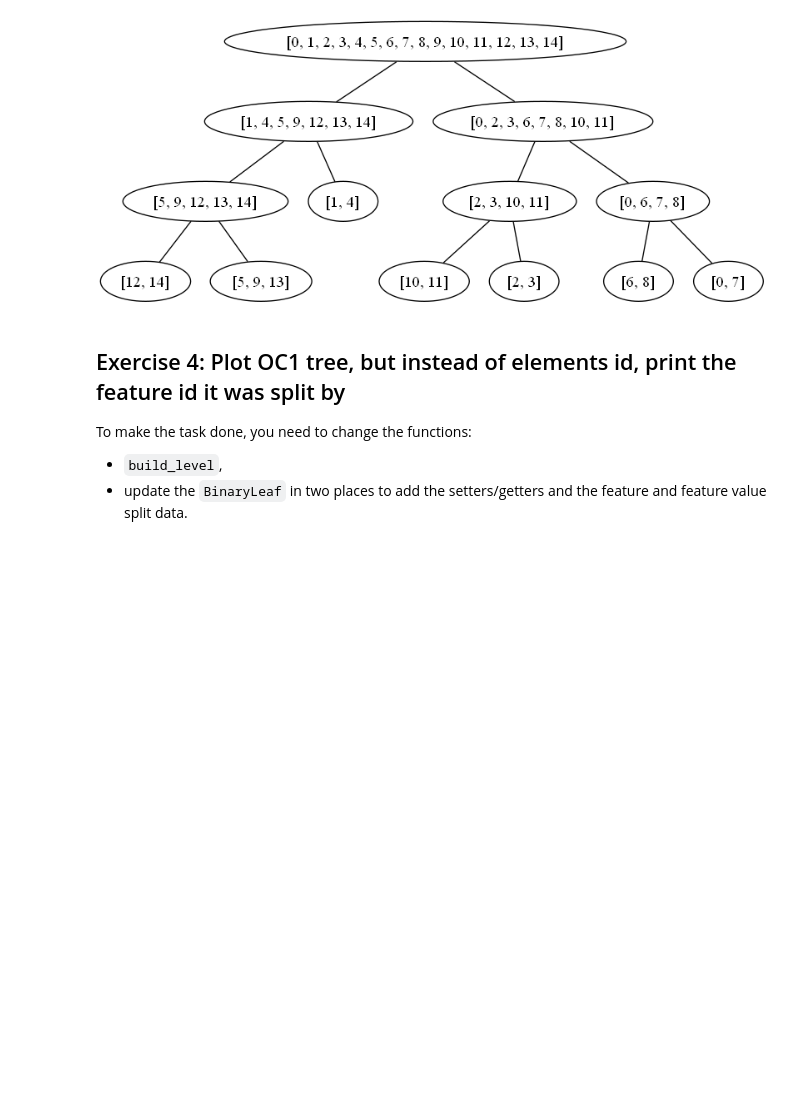
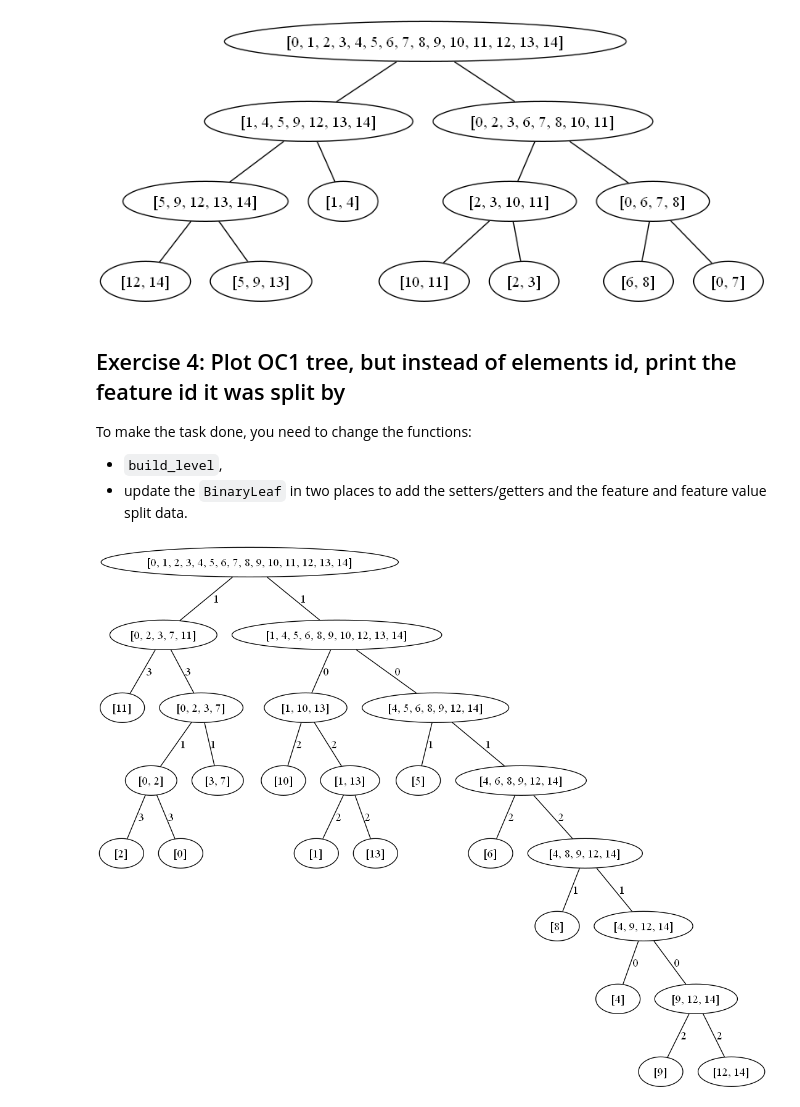
Before and after one commit to PawelJasinski25/machine-learning, a Jupyter notebook: 055Decision_trees_Exercises.ipynb, the cells around one changed output. Saved outputs shown, nothing was run; the diff lists cells and outputs as text; code cells hidden in the pictures; blank space fills up the shorter version.

Commit message:
implement trees exercise 4

```diff
--- a/055Decision_trees_Exercises.ipynb
+++ b/055Decision_trees_Exercises.ipynb
@@ -582,6 +582,8 @@ To make the task done, you need to change the functions:
 - ``build_level``,
 - update the ``BinaryLeaf`` in two places to add the setters/getters and the feature and feature value split data.
 # %%
+from random import randint, random
+
 class BinaryLeaf:
 
     def __init__(self, elements, labels, ids):
@@ -589,7 +591,8 @@ class BinaryLeaf:
         self.R = None
         self.p = None
         self.elements = elements
-        # add here features and values
+        self.features = None
+        self.values = None
         self.labels = labels
         self.completed = False
         self.ids = ids
@@ -624,7 +627,18 @@ class BinaryLeaf:
     def get_labels(self):
         return self.labels
 
-    # fill the methods here
+    def set_features(self, features):
+        self.features = features
+
+    def set_values(self, values):
+        self.values = values
+
+    def get_features(self):
+        return self.features
+
+    def get_values(self):
+        return self.values
+
 
     def set_ids(self, ids):
         self.ids = ids
@@ -776,35 +790,39 @@ def build_level(root, split_history):
         gini, split_coefficiency_vector = perturb(leaf, split_coefficiency_vector, feature, gini)
         below, above, below_label, above_label, below_ids, above_ids = divide_data_hiperplane(leaf,split_coefficiency_vector)
     left_leaf = BinaryLeaf(below, below_label, below_ids)
     right_leaf = BinaryLeaf(above, above_label, above_ids)
-    split_history.append([str(leaf.ids), str(left_leaf.ids)])
-    split_history.append([str(leaf.ids), str(right_leaf.ids)])
+    split_history.append([leaf, left_leaf])
+    split_history.append([leaf, right_leaf])
+    leaf.set_features(feature)
+    left_leaf.set_values(below_label)
+    right_leaf.set_values(above_label)
     leaf.set_completed()
-    # change here
 
-    ###
     if len(np.unique(below_label)) == 1:
         left_leaf.set_completed()
     if len(np.unique(above_label)) == 1:
         right_leaf.set_completed()
     if compare_two_leafs(leaf, left_leaf) or compare_two_leafs(leaf,right_leaf):
         leaf.set_completed()
     else:
         leaf.set_R(right_leaf)
         leaf.set_L(left_leaf)
     build_level(root, split_history)
     return root, split_history
 
 def build(root):
     split_history = []
     return build_level(root, split_history)
 
 def plot_tree(split_history):
     tree = pydot.Dot(graph_type='graph')
     for split in split_history:
-        new_edge = pydot.Edge(split[0], split[1], fillcolor = 'red')
+        new_edge = pydot.Edge(str(split[0].ids), str(split[1].ids), fillcolor='red', label=str(split[0].get_features()))
         tree.add_edge(new_edge)
     tree.write('oc1_tree.png', format='png')
 
 oc1_tree, split_history = build(root)
 plot_tree(split_history)
+Image(filename='oc1_tree.png')
+# %% [output]
+[figure, added]
```
